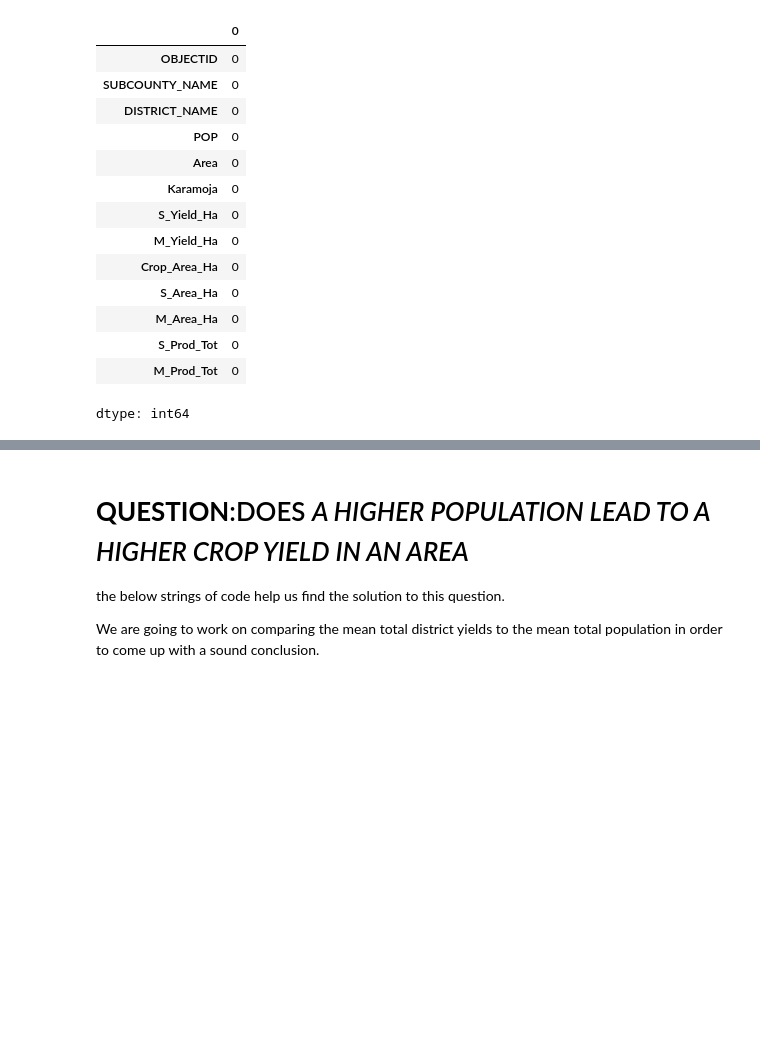
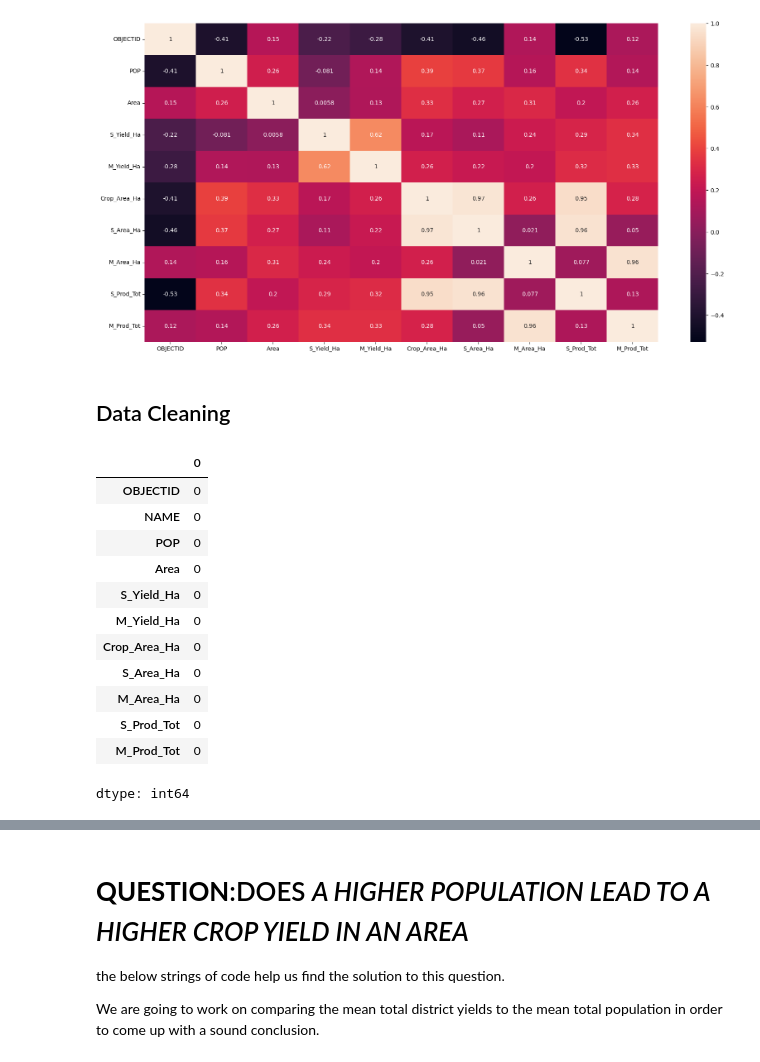
Before and after one commit to keith-keyah/Group_2_project, a Jupyter notebook: Group_2_Project.ipynb, the cells around one changed output, grey strips where cells are left out. Saved outputs shown, nothing was run; the diff lists cells and outputs as text; code cells hidden in the pictures; blank space fills up the shorter version.

```diff
--- a/Group_2_Project.ipynb
+++ b/Group_2_Project.ipynb
@@ -115,14 +155,20 @@ memory usage: 5.4+ KB
+# %%
+sns.heatmap(subcounty_crop_yield.select_dtypes(include='number').corr(), annot=True)
+plt.rcParams['figure.figsize']=(20,10)
+plt.show()
+# %% [output]
+[figure, added]
+# %% [markdown]
+## Data Cleaning
 # %%
-# Checking for null values
-subcounty_crop_yield.isna().sum()
+# checking for null values
+district_crop_yield.isna().sum()
 # %% [output]
 |  | 0 |
 | OBJECTID | 0 |
-| SUBCOUNTY_NAME | 0 |
-| DISTRICT_NAME | 0 |
+| NAME | 0 |
 | POP | 0 |
 | Area | 0 |
-| Karamoja | 0 |
 | S_Yield_Ha | 0 |
 | M_Yield_Ha | 0 |
 | Crop_Area_Ha | 0 |
```
Also changed, not shown: parts of 65 cells of this notebook.
